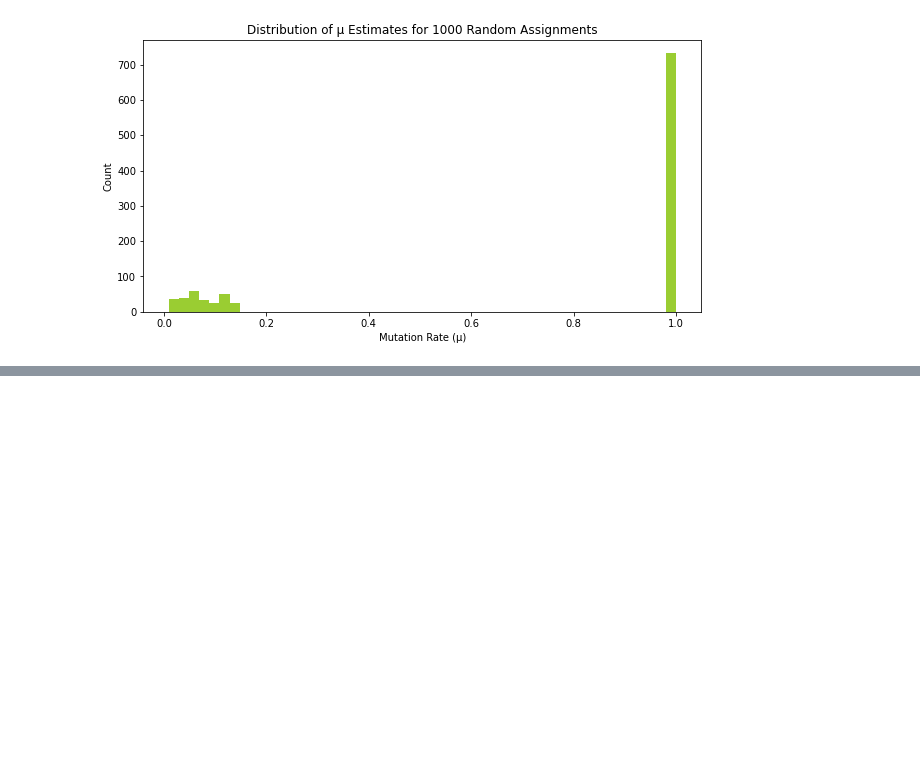
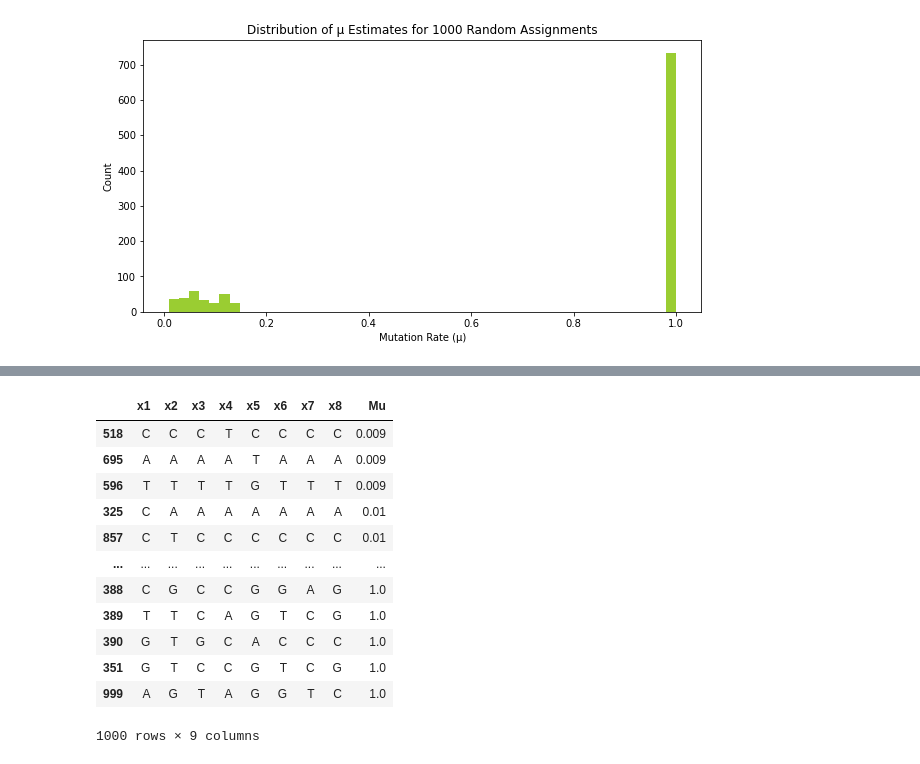
Before and after one commit to TomMakesThings/Phylogenetic-Tree-Inference, a Jupyter notebook: Phylogenetics.ipynb, the cells around one changed output, grey strips where cells are left out. Saved outputs shown, nothing was run; the diff lists cells and outputs as text; code cells hidden in the pictures; blank space fills up the shorter version.

Commit message:
Add sorted mu table

```diff
--- a/Phylogenetics.ipynb
+++ b/Phylogenetics.ipynb
@@ -423,0 +390,17 @@ mu_hist.savefig("Mu_Histogram.pdf", bbox_inches = "tight")
+# %%
+# Display leaf assignments with lowest and highest mu
+leaf_assignment_df.sort_values(by = ["Mu"])
+# %% [output]
+|  | x1 | x2 | x3 | x4 | x5 | x6 | x7 | x8 | Mu |
+| 518 | C | C | C | T | C | C | C | C | 0.009 |
+| 695 | A | A | A | A | T | A | A | A | 0.009 |
+| 596 | T | T | T | T | G | T | T | T | 0.009 |
+| 325 | C | A | A | A | A | A | A | A | 0.01 |
+| 857 | C | T | C | C | C | C | C | C | 0.01 |
+| ... | ... | ... | ... | ... | ... | ... | ... | ... | ... |
+| 388 | C | G | C | C | G | G | A | G | 1.0 |
+| 389 | T | T | C | A | G | T | C | G | 1.0 |
+| 390 | G | T | G | C | A | C | C | C | 1.0 |
+| 351 | G | T | C | C | G | T | C | G | 1.0 |
+| 999 | A | G | T | A | G | G | T | C | 1.0 |
+1000 rows × 9 columns
```
Also changed, not shown: parts of 5 cells of this notebook.
